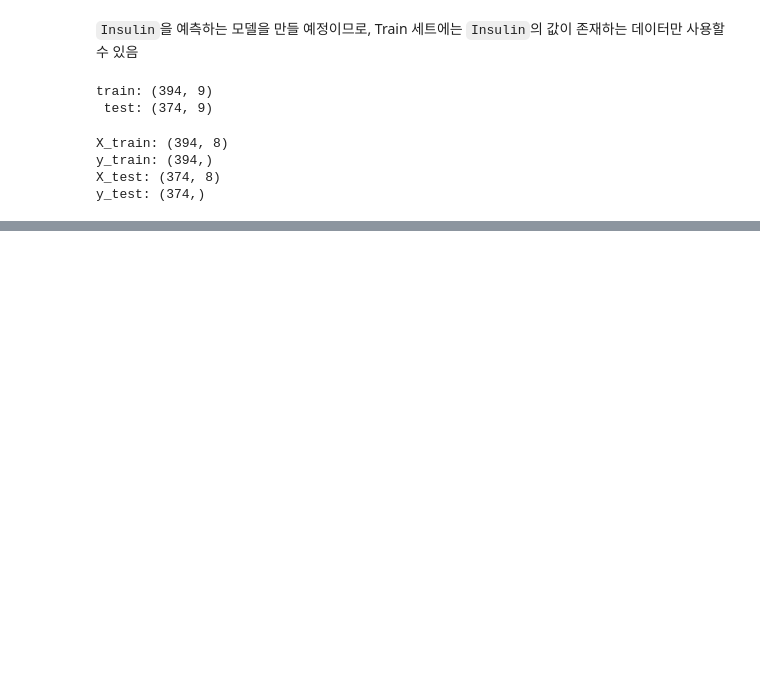
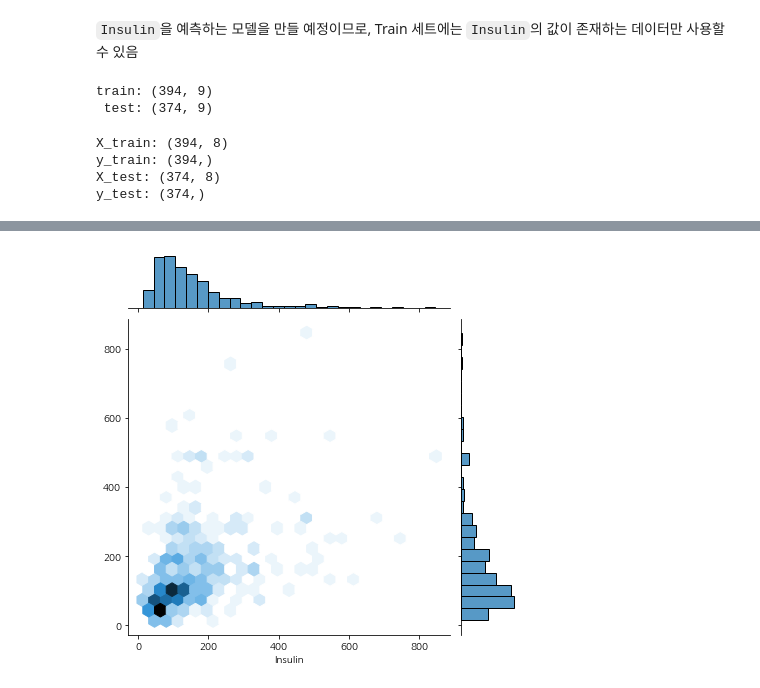
Before and after one commit to nuyhc/Struggles, a Jupyter notebook: Pima Indians Diabetes/pima_indians_diabetes_regression.ipynb, the cells around one changed output, grey strips where cells are left out. Saved outputs shown, nothing was run; the diff lists cells and outputs as text; code cells hidden in the pictures; blank space fills up the shorter version.

```diff
--- a/Pima Indians Diabetes/pima_indians_diabetes_regression.ipynb
+++ b/Pima Indians Diabetes/pima_indians_diabetes_regression.ipynb
@@ -60,0 +121,4 @@ y_test: (374,)
+# %%
+_ = sns.jointplot(x=y_train, y=y_valid_predict, kind="hex")
+# %% [output]
+[figure, added]
```
Also changed, not shown: parts of 37 cells of this notebook.
